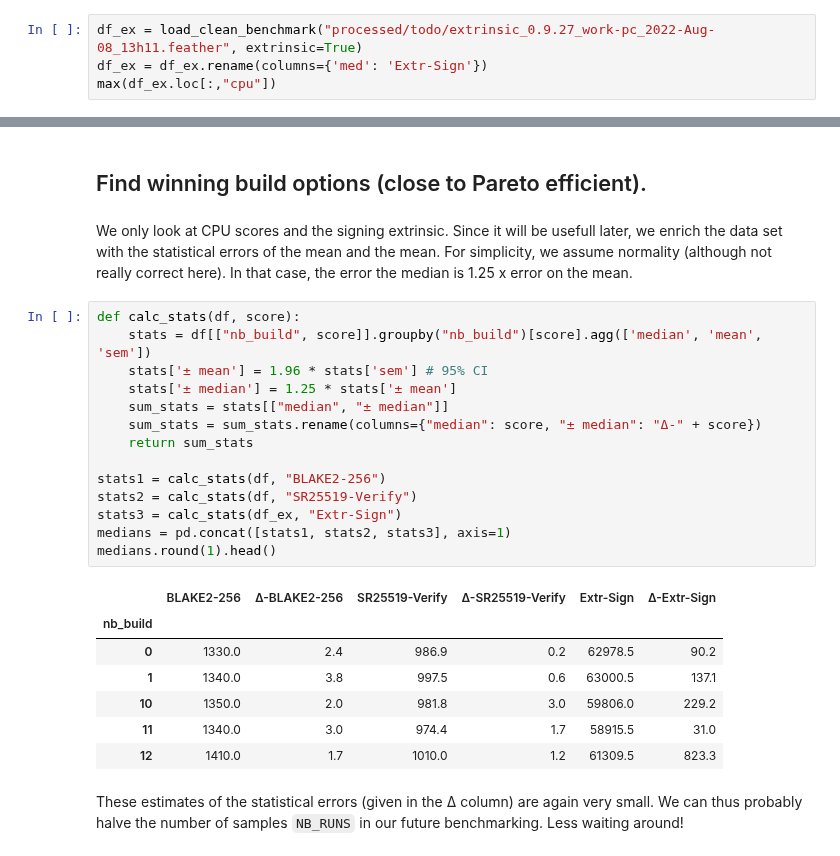
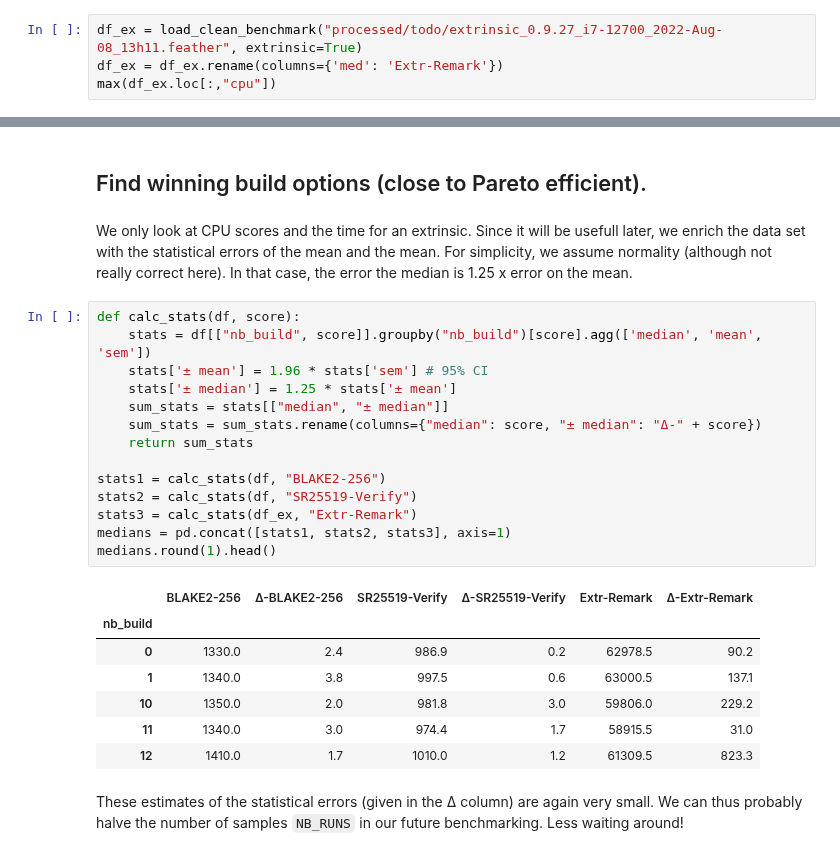
Before and after one commit to MathCryptoDoc/polkadot-optimized, a Jupyter notebook: notebook/analyze-0-9-27.ipynb, the cells around one changed output, grey strips where cells are left out. Drawn from its saved outputs; the diff is of its cells as text.

```diff
--- a/notebook/analyze-0-9-27.ipynb
+++ b/notebook/analyze-0-9-27.ipynb
@@ -56,8 +56,8 @@ max(df.loc[:,"cpu"])
 # %% [output]
 0.4
 # %%
-df_ex = load_clean_benchmark("processed/todo/extrinsic_0.9.27_work-pc_2022-Aug-08_13h11.feather", extrinsic=True)
-df_ex = df_ex.rename(columns={'med': 'Extr-Sign'})
+df_ex = load_clean_benchmark("processed/todo/extrinsic_0.9.27_i7-12700_2022-Aug-08_13h11.feather", extrinsic=True)
+df_ex = df_ex.rename(columns={'med': 'Extr-Remark'})
 max(df_ex.loc[:,"cpu"])
 # %% [output]
 0.2
@@ -146,23 +146,23 @@ Maybe surprisingly, it is not simply ``opt-level = 2``. It seems that ``codegen-
 # %% [markdown]
 ## Find winning build options (close to Pareto efficient).
 # %% [markdown]
-We only look at CPU scores and the signing extrinsic. Since it will be usefull later, we enrich the data set with the statistical errors of the mean and the mean. For simplicity, we assume normality (although not really correct here). In that case, the error the median is 1.25 x error on the mean.
+We only look at CPU scores and the time for an extrinsic. Since it will be usefull later, we enrich the data set with the statistical errors of the mean and the mean. For simplicity, we assume normality (although not really correct here). In that case, the error the median is 1.25 x error on the mean.
 # %%
 def calc_stats(df, score):
     stats = df[["nb_build", score]].groupby("nb_build")[score].agg(['median', 'mean', 'sem'])
     stats['± mean'] = 1.96 * stats['sem'] # 95% CI
     stats['± median'] = 1.25 * stats['± mean']
     sum_stats = stats[["median", "± median"]]
     sum_stats = sum_stats.rename(columns={"median": score, "± median": "Δ-" + score})
     return sum_stats
 
 stats1 = calc_stats(df, "BLAKE2-256")
 stats2 = calc_stats(df, "SR25519-Verify")
-stats3 = calc_stats(df_ex, "Extr-Sign")
+stats3 = calc_stats(df_ex, "Extr-Remark")
 medians = pd.concat([stats1, stats2, stats3], axis=1)
 medians.round(1).head()
 # %% [output]
-|  | BLAKE2-256 | Δ-BLAKE2-256 | SR25519-Verify | Δ-SR25519-Verify | Extr-Sign | Δ-Extr-Sign |
+|  | BLAKE2-256 | Δ-BLAKE2-256 | SR25519-Verify | Δ-SR25519-Verify | Extr-Remark | Δ-Extr-Remark |
 | nb_build |  |  |  |  |  |  |
 | 0 | 1330.0 | 2.4 | 986.9 | 0.2 | 62978.5 | 90.2 |
 | 1 | 1340.0 | 3.8 | 997.5 | 0.6 | 63000.5 | 137.1 |
```
Also changed, not shown: parts of 10 cells of this notebook, 1 other file.
